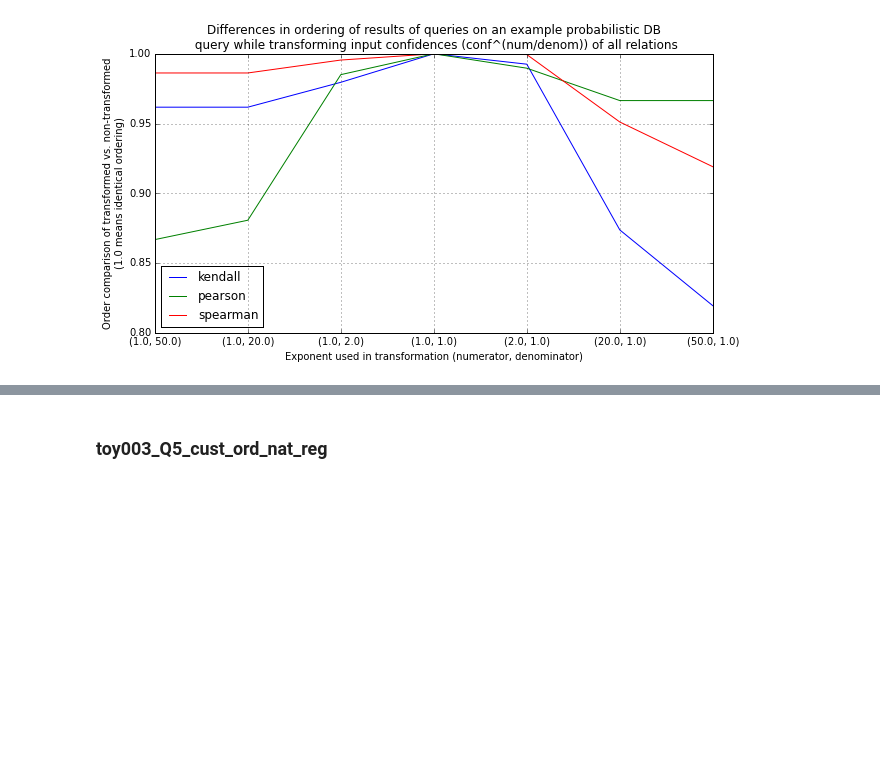
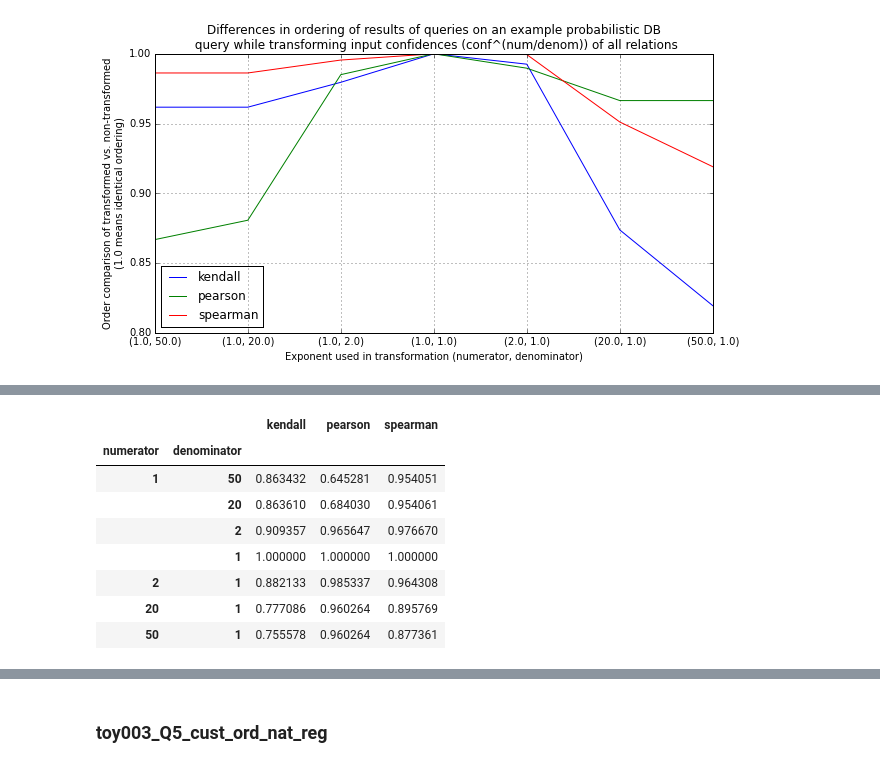
Before and after one commit to alexmemory/PrDBSens, a Jupyter notebook: notes/20150409_ACM_trio.ipynb, the cells around one changed output, grey strips where cells are left out. Drawn from its saved outputs; the diff is of its cells as text; code cells hidden in the pictures; blank space fills up the shorter version.

```diff
--- a/notes/20150409_ACM_trio.ipynb
+++ b/notes/20150409_ACM_trio.ipynb
@@ -1416,0 +1441,18 @@ pass
+# %%
+with pd.HDFStore('/home/amemory/Data/prdbsens/pipelines/tpch/pow/1st/q/toy002_cust_ord/qres/cmp/toy002_cust_ord.h5','r') as sto:
+    #print sto
+    k = sto.keys()[0]
+    #k = 'exp/m000200'
+    scr = sto[k]
+    #pprint.pprint(sto.get_storer(k).attrs.info)
+scr
+# %% [output]
+|  |  | kendall | pearson | spearman |
+| numerator | denominator |  |  |  |
+| 1 | 50 | 0.863432 | 0.645281 | 0.954051 |
+|  | 20 | 0.863610 | 0.684030 | 0.954061 |
+|  | 2 | 0.909357 | 0.965647 | 0.976670 |
+|  | 1 | 1.000000 | 1.000000 | 1.000000 |
+| 2 | 1 | 0.882133 | 0.985337 | 0.964308 |
+| 20 | 1 | 0.777086 | 0.960264 | 0.895769 |
+| 50 | 1 | 0.755578 | 0.960264 | 0.877361 |
```
Also changed, not shown: parts of 7 cells of this notebook.
